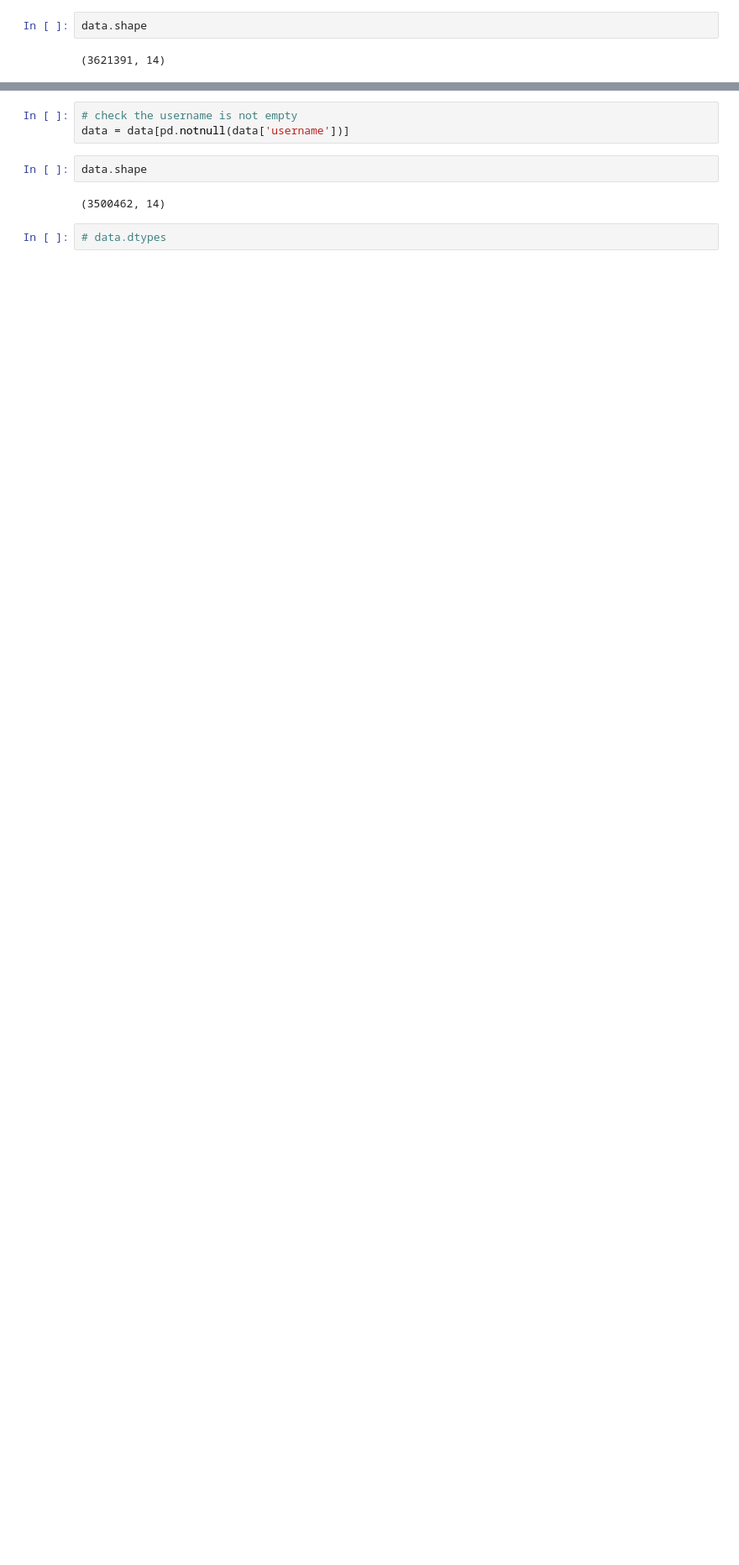
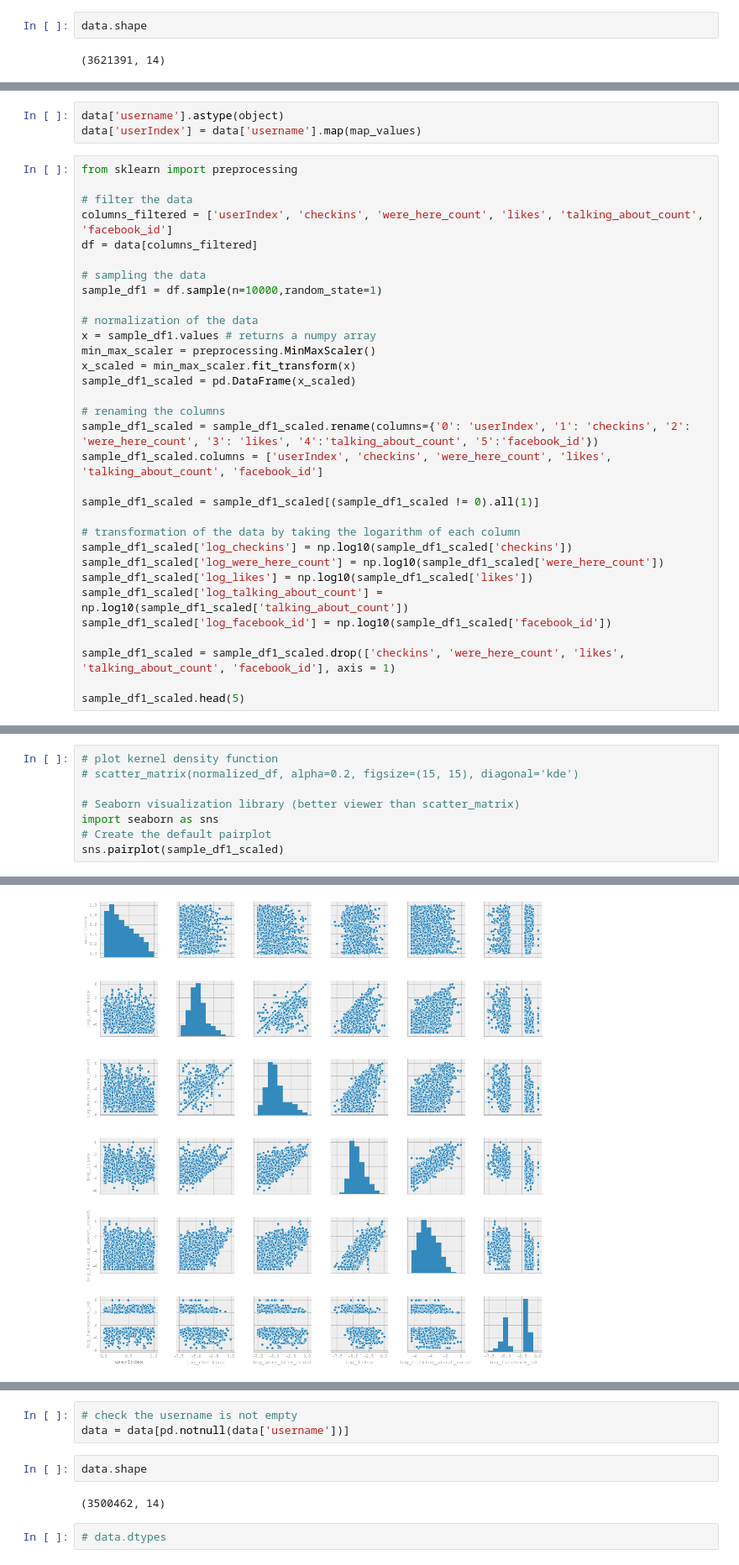
Before and after one commit to ghada-soliman/dataincubator_plot1, a Jupyter notebook: Facebook_plot1.ipynb, the cells around one changed output, grey strips where cells are left out. Shown at 84% size. Saved outputs shown, nothing was run; the diff lists cells and outputs as text; blank space fills up the shorter version.

```diff
--- a/Facebook_plot1.ipynb
+++ b/Facebook_plot1.ipynb
@@ -26,0 +132,35 @@ data.shape
+# %%
+data['username'].astype(object)
+data['userIndex'] = data['username'].map(map_values)
+# %%
+from sklearn import preprocessing
+
+# filter the data
+columns_filtered = ['userIndex', 'checkins', 'were_here_count', 'likes', 'talking_about_count', 'facebook_id']
+df = data[columns_filtered]
+
+# sampling the data
+sample_df1 = df.sample(n=10000,random_state=1)
+
+# normalization of the data
+x = sample_df1.values # returns a numpy array
+min_max_scaler = preprocessing.MinMaxScaler()
+x_scaled = min_max_scaler.fit_transform(x)
+sample_df1_scaled = pd.DataFrame(x_scaled)
+
+# renaming the columns
+sample_df1_scaled = sample_df1_scaled.rename(columns={'0': 'userIndex', '1': 'checkins', '2': 'were_here_count', '3': 'likes', '4':'talking_about_count', '5':'facebook_id'})
+sample_df1_scaled.columns = ['userIndex', 'checkins', 'were_here_count', 'likes', 'talking_about_count', 'facebook_id']
+
+sample_df1_scaled = sample_df1_scaled[(sample_df1_scaled != 0).all(1)]
+
+# transformation of the data by taking the logarithm of each column
+sample_df1_scaled['log_checkins'] = np.log10(sample_df1_scaled['checkins'])
+sample_df1_scaled['log_were_here_count'] = np.log10(sample_df1_scaled['were_here_count'])
+sample_df1_scaled['log_likes'] = np.log10(sample_df1_scaled['likes'])
+sample_df1_scaled['log_talking_about_count'] = np.log10(sample_df1_scaled['talking_about_count'])
+sample_df1_scaled['log_facebook_id'] = np.log10(sample_df1_scaled['facebook_id'])
+
+sample_df1_scaled = sample_df1_scaled.drop(['checkins', 'were_here_count', 'likes', 'talking_about_count', 'facebook_id'], axis = 1)
+
+sample_df1_scaled.head(5)
@@ -26,0 +180,9 @@ data.shape
+# %%
+# plot kernel density function
+# scatter_matrix(normalized_df, alpha=0.2, figsize=(15, 15), diagonal='kde')
+
+# Seaborn visualization library (better viewer than scatter_matrix)
+import seaborn as sns
+# Create the default pairplot
+sns.pairplot(sample_df1_scaled)
+# %% [output]
@@ -26,0 +190 @@ data.shape
+[figure, added]
```
Also changed, not shown: parts of 22 cells of this notebook.
